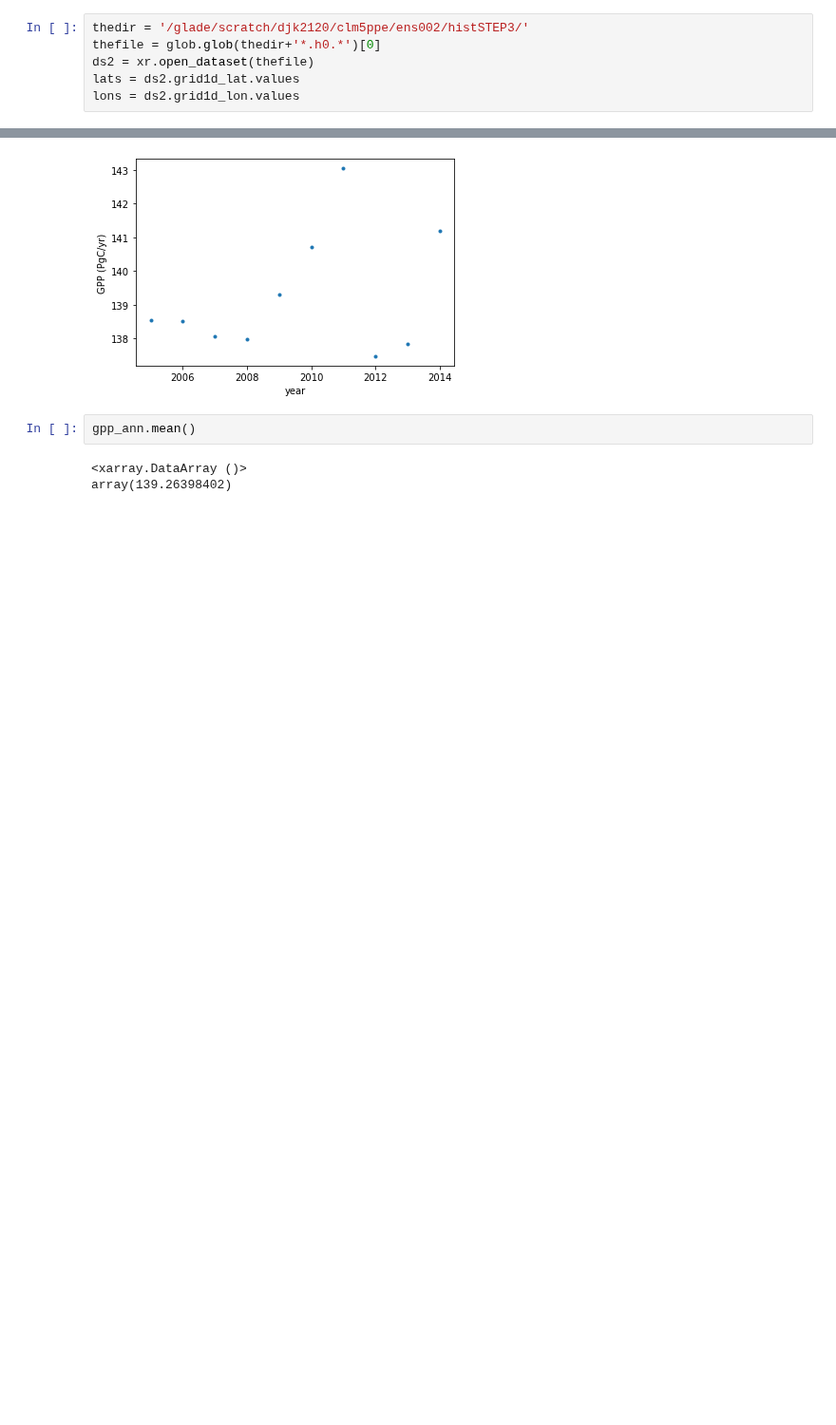
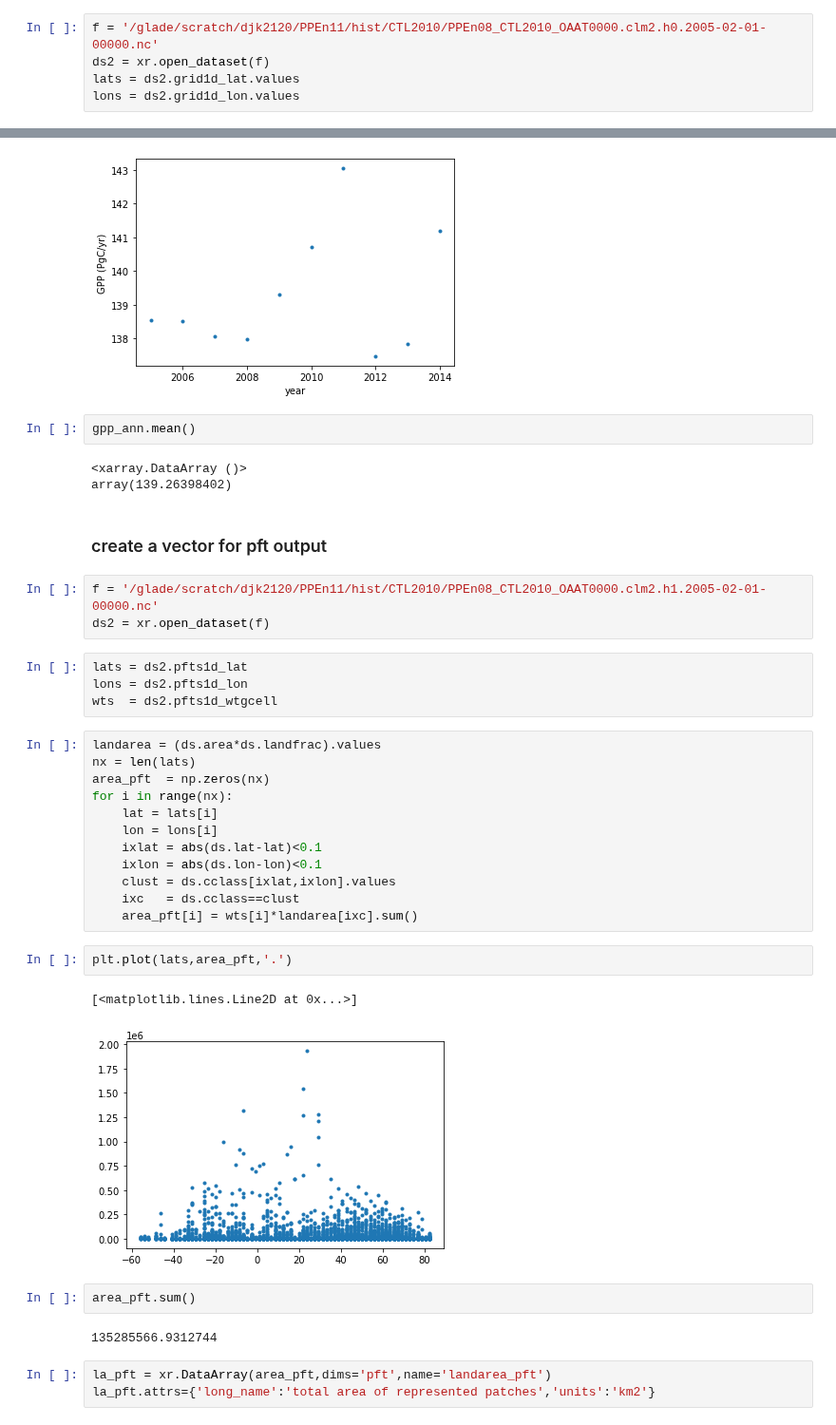
Before and after one commit to djk2120/CLM5PPE, a Jupyter notebook: pyth/sparsegrid.ipynb, the cells around one changed output, grey strips where cells are left out. Shown at 95% size. Drawn from its saved outputs; the diff is of its cells as text; blank space fills up the shorter version.

Commit message:
create pft landarea vector

```diff
--- a/pyth/sparsegrid.ipynb
+++ b/pyth/sparsegrid.ipynb
@@ -24,9 +24,8 @@ ds.cclass.plot()
 # %% [markdown]
 ### read in an example output file
 # %%
-thedir = '/glade/scratch/djk2120/clm5ppe/ens002/histSTEP3/'
-thefile = glob.glob(thedir+'*.h0.*')[0]
-ds2 = xr.open_dataset(thefile)
+f = '/glade/scratch/djk2120/PPEn11/hist/CTL2010/PPEn08_CTL2010_OAAT0000.clm2.h0.2005-02-01-00000.nc'
+ds2 = xr.open_dataset(f)
 lats = ds2.grid1d_lat.values
 lons = ds2.grid1d_lon.values
 # %% [markdown]
@@ -85,3 +84,36 @@ gpp_ann.mean()
 # %% [output]
 <xarray.DataArray ()>
 array(139.26398402)
+# %% [markdown]
+### create a vector for pft output
+# %%
+f = '/glade/scratch/djk2120/PPEn11/hist/CTL2010/PPEn08_CTL2010_OAAT0000.clm2.h1.2005-02-01-00000.nc'
+ds2 = xr.open_dataset(f)
+# %%
+lats = ds2.pfts1d_lat
+lons = ds2.pfts1d_lon
+wts  = ds2.pfts1d_wtgcell
+# %%
+landarea = (ds.area*ds.landfrac).values
+nx = len(lats)
+area_pft  = np.zeros(nx)
+for i in range(nx):
+    lat = lats[i]
+    lon = lons[i]
+    ixlat = abs(ds.lat-lat)<0.1
+    ixlon = abs(ds.lon-lon)<0.1
+    clust = ds.cclass[ixlat,ixlon].values
+    ixc   = ds.cclass==clust
+    area_pft[i] = wts[i]*landarea[ixc].sum()
+# %%
+plt.plot(lats,area_pft,'.')
+# %% [output]
+[<matplotlib.lines.Line2D at 0x...>]
+[figure, added]
+# %%
+area_pft.sum()
+# %% [output]
+135285566.9312744
+# %%
+la_pft = xr.DataArray(area_pft,dims='pft',name='landarea_pft')
+la_pft.attrs={'long_name':'total area of represented patches','units':'km2'}
```
Also changed, not shown: parts of 2 cells of this notebook, 1 other file.
